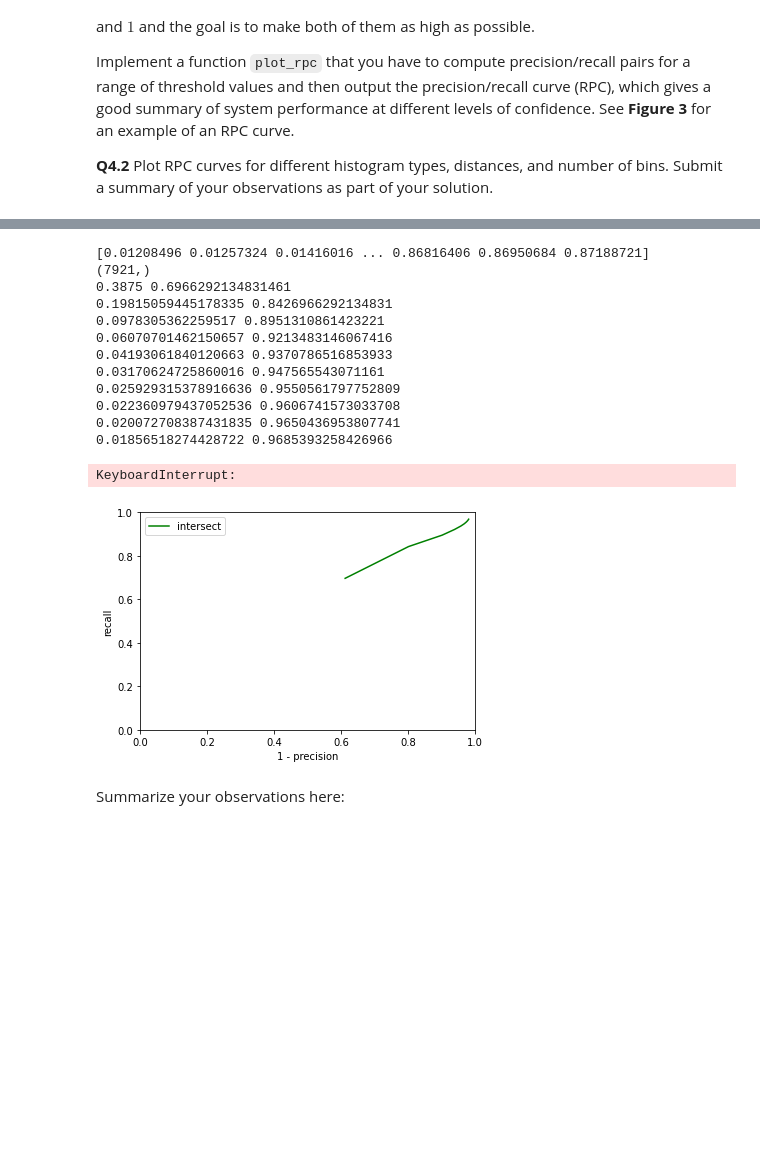
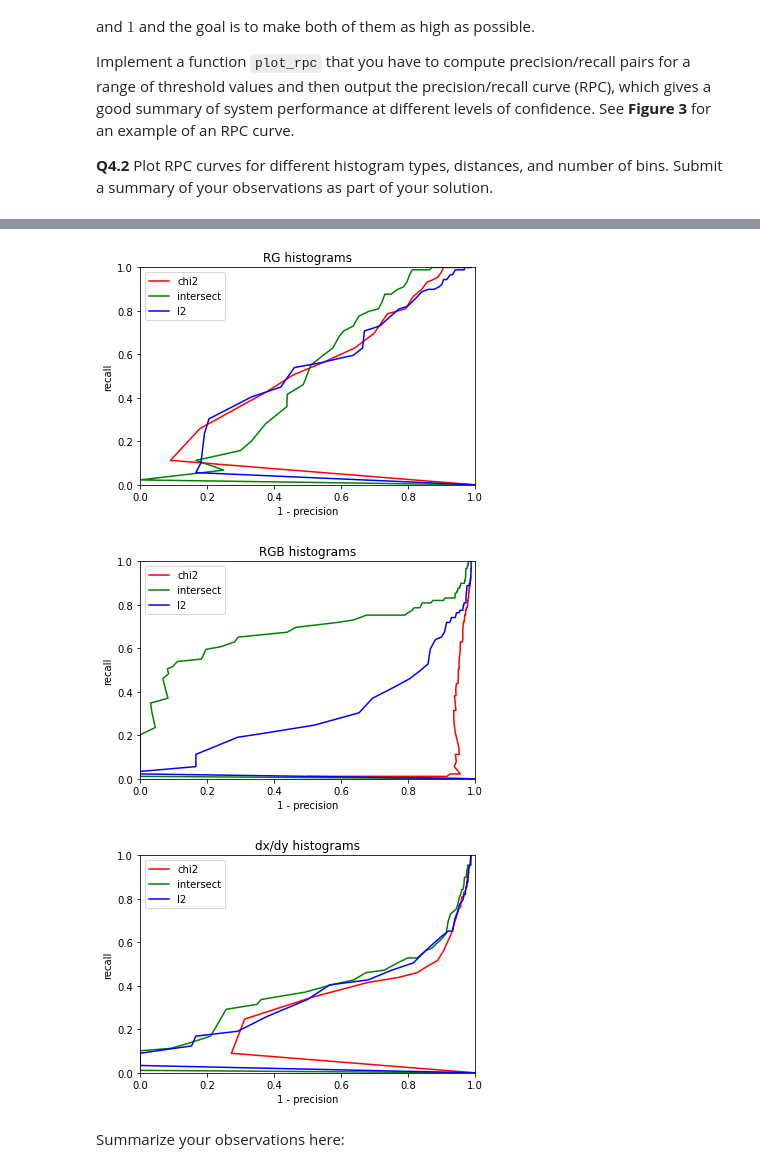
Before and after one commit to vdevictor96/hlcv-hw, a Jupyter notebook: Exercise_1/Exercise_1.ipynb, the cells around one changed output, grey strips where cells are left out. Saved outputs shown, nothing was run; the diff lists cells and outputs as text; code cells hidden in the pictures; blank space fills up the shorter version.

```diff
--- a/Exercise_1/Exercise_1.ipynb
+++ b/Exercise_1/Exercise_1.ipynb
@@ -710,43 +718,32 @@ def compare_dist_rpc(model_images, query_images, dist_types, hist_type, num_bins
 # %%
 with open('source/model.txt') as fp:
     model_images = fp.readlines()
 model_images = [x.strip() for x in model_images]
 
 with open('source/query.txt') as fp:
     query_images = fp.readlines()
 query_images = [x.strip() for x in query_images]
 
 eval_num_bins = 20;
 
 plt.figure()
-compare_dist_rpc(model_images, query_images, ['intersect', 'l2'], 'rg', eval_num_bins, [ 'g', 'b']) #'chi2'
+compare_dist_rpc(model_images, query_images, ['chi2', 'intersect', 'l2'], 'rg', eval_num_bins, ['r', 'g', 'b'])
 plt.title('RG histograms')
 plt.show()
 
 plt.figure()
-compare_dist_rpc(model_images, query_images, ['intersect', 'l2'], 'rgb', eval_num_bins, [ 'g', 'b'])
+compare_dist_rpc(model_images, query_images, ['chi2', 'intersect', 'l2'], 'rgb', eval_num_bins, ['r', 'g', 'b'])
 plt.title('RGB histograms')
 plt.show()
 
 plt.figure()
-compare_dist_rpc(model_images, query_images, ['intersect', 'l2'], 'dxdy', eval_num_bins, [ 'g', 'b'])
+compare_dist_rpc(model_images, query_images, ['chi2', 'intersect', 'l2'], 'dxdy', eval_num_bins, ['r', 'g', 'b'])
 plt.title('dx/dy histograms')
 plt.show()
 # %% [output]
-[0.01208496 0.01257324 0.01416016 ... 0.86816406 0.86950684 0.87188721]
-(7921,)
-0.3875 0.6966292134831461
-0.19815059445178335 0.8426966292134831
-0.0978305362259517 0.8951310861423221
-0.06070701462150657 0.9213483146067416
-0.04193061840120663 0.9370786516853933
-0.03170624725860016 0.947565543071161
-0.025929315378916636 0.9550561797752809
-0.022360979437052536 0.9606741573033708
-0.020072708387431835 0.9650436953807741
-0.01856518274428722 0.9685393258426966
-KeyboardInterrupt:
-[figure, old version]
+[figure, new version]
+[figure, added]
+[figure, added]
 # %% [markdown]
 Summarize your observations here:
 # %% [markdown]
```
Also changed, not shown: parts of 1 cell of this notebook.
